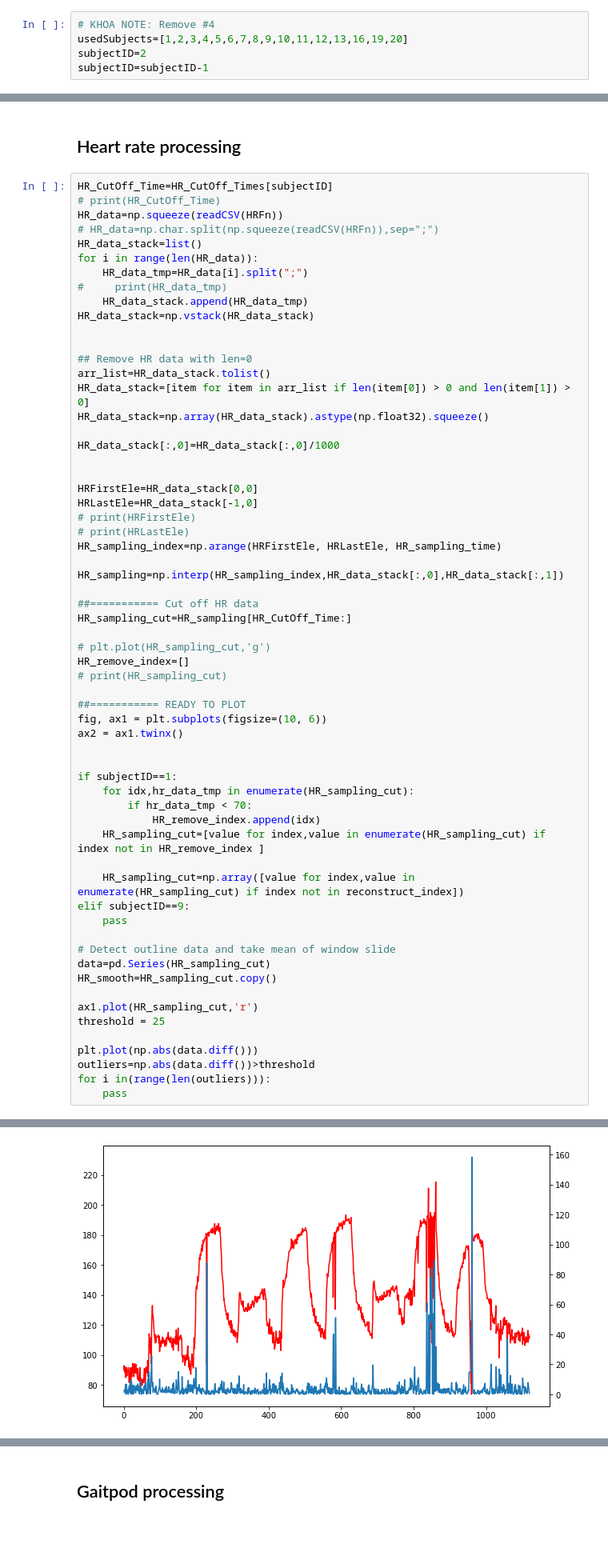
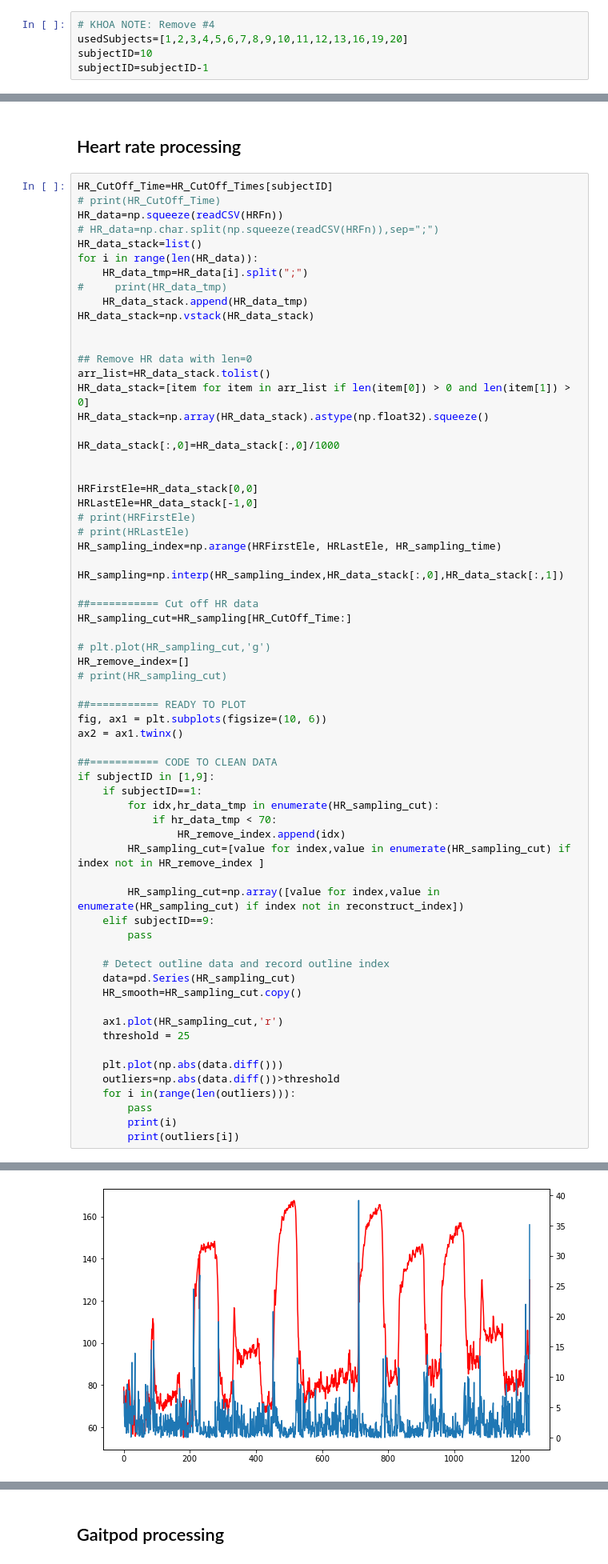
Before and after one commit to trinhgiahuy/OpenKinTest, a Jupyter notebook: 1_Neil_data_files/Neil_data_correlation_plot.ipynb, the cells around one changed output, grey strips where cells are left out. Shown at 80% size. Saved outputs shown, nothing was run; the diff lists cells and outputs as text; blank space fills up the shorter version.

```diff
--- a/1_Neil_data_files/Neil_data_correlation_plot.ipynb
+++ b/1_Neil_data_files/Neil_data_correlation_plot.ipynb
@@ -3,7 +3,7 @@
 # %%
 # KHOA NOTE: Remove #4
 usedSubjects=[1,2,3,4,5,6,7,8,9,10,11,12,13,16,19,20]
-subjectID=2
+subjectID=10
 subjectID=subjectID-1
 # %%
 import matplotlib.pyplot as plt
@@ -187,26 +225,29 @@ HR_remove_index=[]
 fig, ax1 = plt.subplots(figsize=(10, 6))
 ax2 = ax1.twinx()
 
+##=========== CODE TO CLEAN DATA
+if subjectID in [1,9]:
+    if subjectID==1:
+        for idx,hr_data_tmp in enumerate(HR_sampling_cut):
+            if hr_data_tmp < 70:
+                HR_remove_index.append(idx)
+        HR_sampling_cut=[value for index,value in enumerate(HR_sampling_cut) if index not in HR_remove_index ]
 
-if subjectID==1:
-    for idx,hr_data_tmp in enumerate(HR_sampling_cut):
-        if hr_data_tmp < 70:
-            HR_remove_index.append(idx)
-    HR_sampling_cut=[value for index,value in enumerate(HR_sampling_cut) if index not in HR_remove_index ]
+        HR_sampling_cut=np.array([value for index,value in enumerate(HR_sampling_cut) if index not in reconstruct_index])
+    elif subjectID==9:
+        pass
 
-    HR_sampling_cut=np.array([value for index,value in enumerate(HR_sampling_cut) if index not in reconstruct_index])
-elif subjectID==9:
-    pass
+    # Detect outline data and record outline index
+    data=pd.Series(HR_sampling_cut)
+    HR_smooth=HR_sampling_cut.copy()
 
-# Detect outline data and take mean of window slide
-data=pd.Series(HR_sampling_cut)
-HR_smooth=HR_sampling_cut.copy()
+    ax1.plot(HR_sampling_cut,'r')
+    threshold = 25
 
-ax1.plot(HR_sampling_cut,'r')
-threshold = 25
-
-plt.plot(np.abs(data.diff()))
-outliers=np.abs(data.diff())>threshold
-for i in(range(len(outliers))):
-    pass
+    plt.plot(np.abs(data.diff()))
+    outliers=np.abs(data.diff())>threshold
+    for i in(range(len(outliers))):
+        pass
+        print(i)
+        print(outliers[i])
 # %% [output]
@@ -213 +271 @@ for i in(range(len(outliers))):
-[figure, old version]
+[figure, new version]
```
Also changed, not shown: parts of 24 cells of this notebook.
